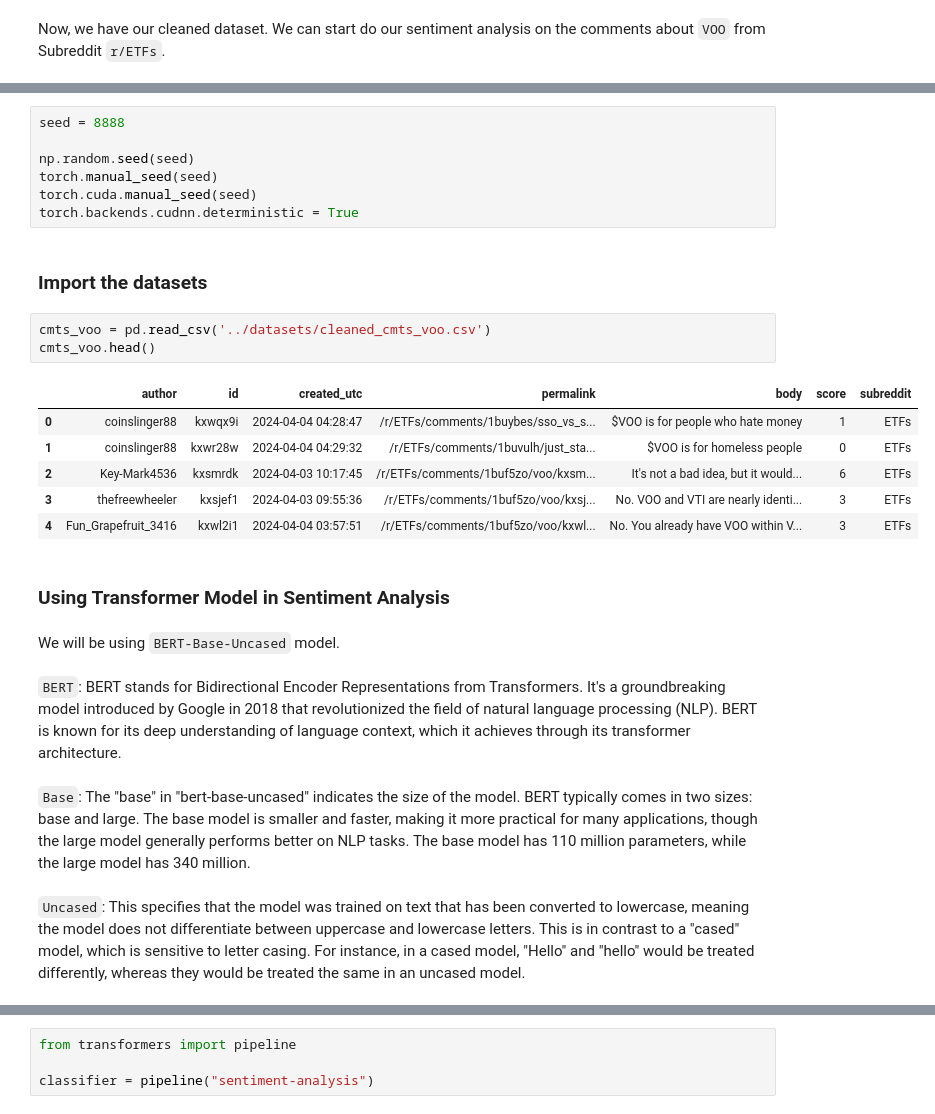
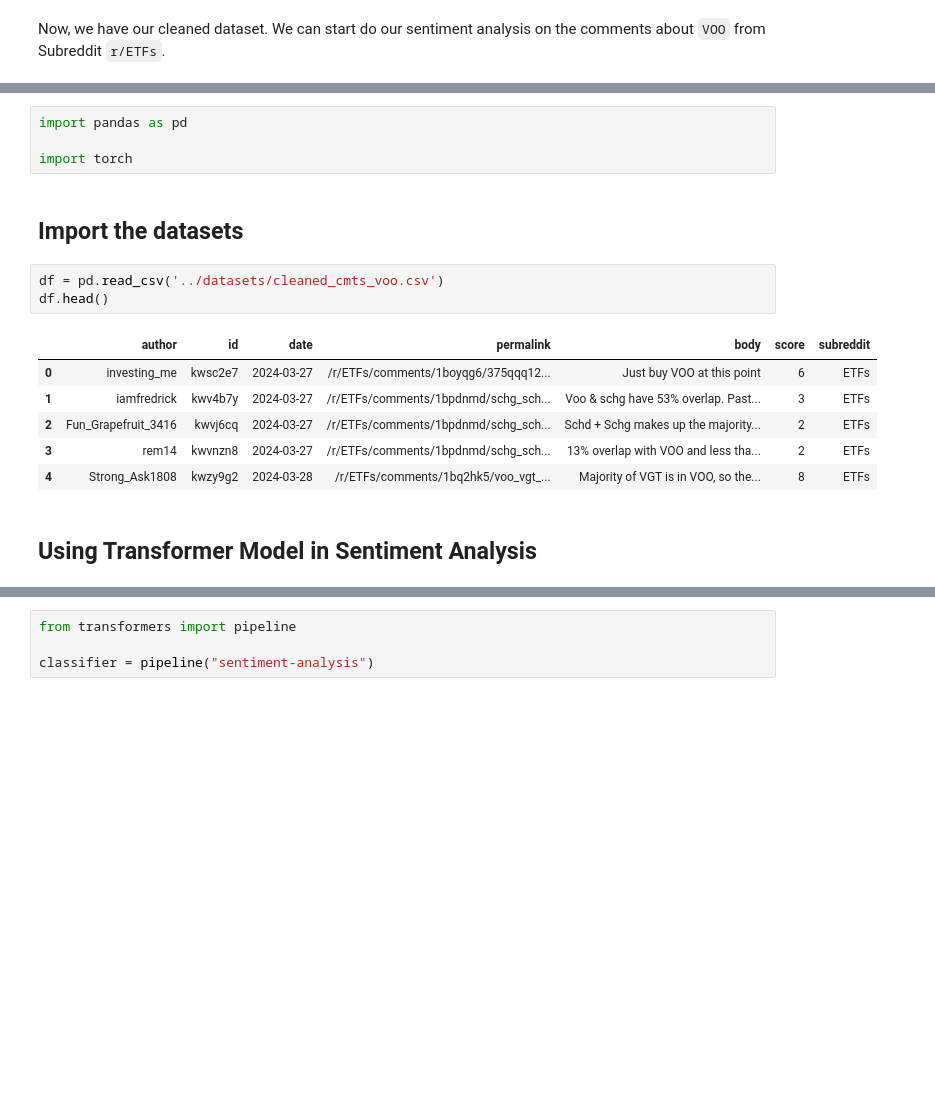
Before and after one commit to charltonxqh/SC1015-mini-project, a Jupyter notebook: Sentiment Analysis/sentiment_analysis.ipynb, the cells around one changed output, grey strips where cells are left out. Drawn from its saved outputs; the diff is of its cells as text; blank space fills up the shorter version.

````diff
--- a/Sentiment Analysis/sentiment_analysis.ipynb
+++ b/Sentiment Analysis/sentiment_analysis.ipynb
@@ -20,29 +7,18 @@ import transformers
-# %%
-seed = 8888
-
-np.random.seed(seed)
-torch.manual_seed(seed)
-torch.cuda.manual_seed(seed)
-torch.backends.cudnn.deterministic = True
+# %%
+import pandas as pd
+
+import torch
 # %% [markdown]
-### Import the datasets
+## Import the datasets
 # %%
-cmts_voo = pd.read_csv('../datasets/cleaned_cmts_voo.csv')
-cmts_voo.head()
+df = pd.read_csv('../datasets/cleaned_cmts_voo.csv')
+df.head()
 # %% [output]
-|  | author | id | created_utc | permalink | body | score | subreddit |
-| 0 | coinslinger88 | kxwqx9i | 2024-04-04 04:28:47 | /r/ETFs/comments/1buybes/sso_vs_s... | $VOO is for people who hate money | 1 | ETFs |
-| 1 | coinslinger88 | kxwr28w | 2024-04-04 04:29:32 | /r/ETFs/comments/1buvulh/just_sta... | $VOO is for homeless people | 0 | ETFs |
-| 2 | Key-Mark4536 | kxsmrdk | 2024-04-03 10:17:45 | /r/ETFs/comments/1buf5zo/voo/kxsm... | It's not a bad idea, but it would... | 6 | ETFs |
-| 3 | thefreewheeler | kxsjef1 | 2024-04-03 09:55:36 | /r/ETFs/comments/1buf5zo/voo/kxsj... | No. VOO and VTI are nearly identi... | 3 | ETFs |
-| 4 | Fun_Grapefruit_3416 | kxwl2i1 | 2024-04-04 03:57:51 | /r/ETFs/comments/1buf5zo/voo/kxwl... | No. You already have VOO within V... | 3 | ETFs |
+|  | author | id | date | permalink | body | score | subreddit |
+| 0 | investing_me | kwsc2e7 | 2024-03-27 | /r/ETFs/comments/1boyqg6/375qqq12... | Just buy VOO at this point | 6 | ETFs |
+| 1 | iamfredrick | kwv4b7y | 2024-03-27 | /r/ETFs/comments/1bpdnmd/schg_sch... | Voo & schg have 53% overlap. Past... | 3 | ETFs |
+| 2 | Fun_Grapefruit_3416 | kwvj6cq | 2024-03-27 | /r/ETFs/comments/1bpdnmd/schg_sch... | Schd + Schg makes up the majority... | 2 | ETFs |
+| 3 | rem14 | kwvnzn8 | 2024-03-27 | /r/ETFs/comments/1bpdnmd/schg_sch... | 13% overlap with VOO and less tha... | 2 | ETFs |
+| 4 | Strong_Ask1808 | kwzy9g2 | 2024-03-28 | /r/ETFs/comments/1bq2hk5/voo_vgt_... | Majority of VGT is in VOO, so the... | 8 | ETFs |
 # %% [markdown]
-### Using Transformer Model in Sentiment Analysis
+## Using Transformer Model in Sentiment Analysis
-# %% [markdown]
-We will be using ```BERT-Base-Uncased``` model.
-# %% [markdown]
-```BERT```: BERT stands for Bidirectional Encoder Representations from Transformers. It's a groundbreaking model introduced by Google in 2018 that revolutionized the field of natural language processing (NLP). BERT is known for its deep understanding of language context, which it achieves through its transformer architecture.
-# %% [markdown]
-```Base```: The "base" in "bert-base-uncased" indicates the size of the model. BERT typically comes in two sizes: base and large. The base model is smaller and faster, making it more practical for many applications, though the large model generally performs better on NLP tasks. The base model has 110 million parameters, while the large model has 340 million.
-# %% [markdown]
-```Uncased```: This specifies that the model was trained on text that has been converted to lowercase, meaning the model does not differentiate between uppercase and lowercase letters. This is in contrast to a "cased" model, which is sensitive to letter casing. For instance, in a cased model, "Hello" and "hello" would be treated differently, whereas they would be treated the same in an uncased model.
````
Also changed, not shown: parts of 24 cells of this notebook, 4 other files.
